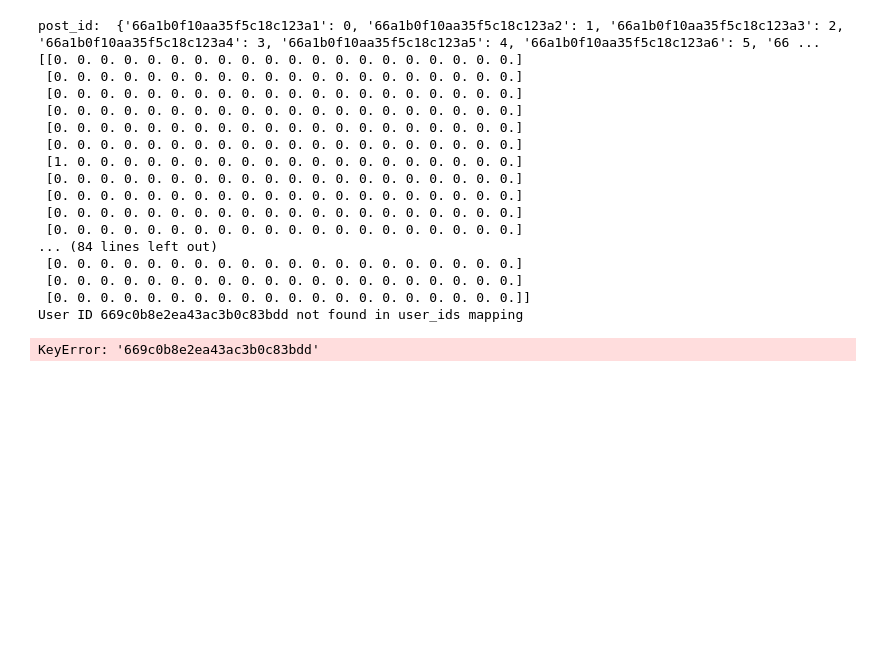
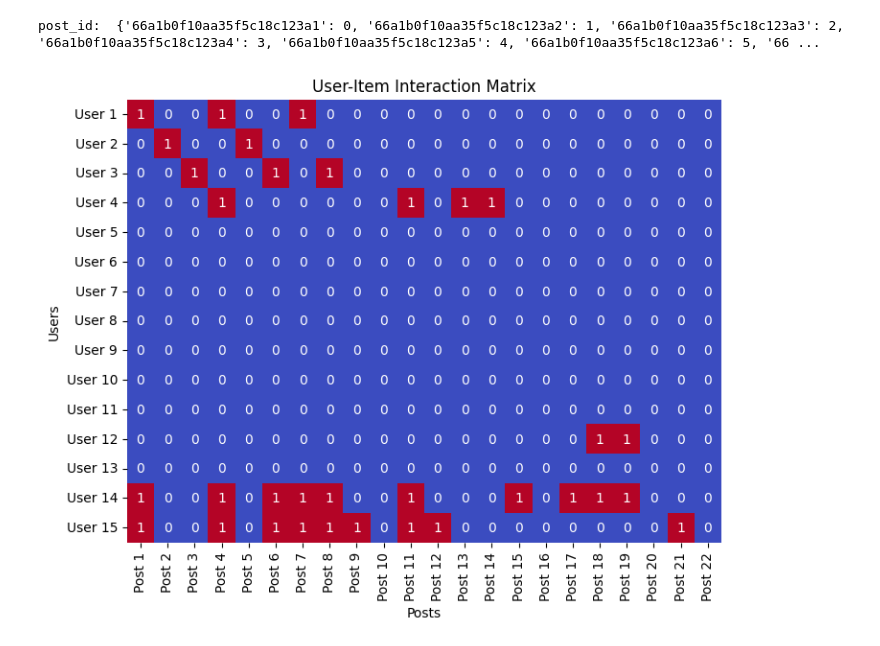
Before and after one commit to naufalrz-qi/FHnBcollaborativeFiltering, a Jupyter notebook: alg_collaborativeFilteringtest.ipynb, the cells around one changed output. Saved outputs shown, nothing was run; the diff lists cells and outputs as text; code cells hidden in the pictures; blank space fills up the shorter version.

```diff
--- a/alg_collaborativeFilteringtest.ipynb
+++ b/alg_collaborativeFilteringtest.ipynb
@@ -15,55 +16,44 @@ likes_collection = db['likes']
 # %%
 # Fetch data from MongoDB
 users = list(users_collection.find())
 posts = list(posts_collection.find())
 likes = list(likes_collection.find())
 
 
 # Create mappings for user and post IDs (using string IDs)
 user_ids = {str(user['_id']): idx for idx, user in enumerate(users)}
 post_ids = {str(post['_id']): idx for idx, post in enumerate(posts)}
 
 print('post_id: ', post_ids , 'user_ids: ', user_ids)
 
 # Create rating matrix
 num_users = len(users)
 num_posts = len(posts)
 ratings_matrix = np.zeros((num_users, num_posts))
 
 for like in likes:
     user_id_str = str(like['user_id'])
     post_id_str = str(like['post_id'])
 
-    # Debug output: Check if the ID exists in the mappings
-    if user_id_str not in user_ids:
-        print(f"User ID {user_id_str} not found in user_ids mapping")
-    if post_id_str not in post_ids:
-        print(f"Post ID {post_id_str} not found in post_ids mapping")
+    user_idx = user_ids.get(user_id_str)
+    post_idx = post_ids.get(post_id_str)
 
-    user_idx = user_ids[user_id_str]
-    post_idx = post_ids[post_id_str]
+    if user_idx is not None and post_idx is not None:
+        ratings_matrix[user_idx, post_idx] = 1
 
-    ratings_matrix[user_idx, post_idx] = 1
-    print(ratings_matrix)
+# Convert matrix to DataFrame for pivot-like operations
+ratings_df = pd.DataFrame(ratings_matrix, index=[f"User {i+1}" for i in range(num_users)], columns=[f"Post {i+1}" for i in range(num_posts)])
+
+# Visualisasi matriks interaksi
+plt.figure(figsize=(8, 6))
+sns.heatmap(ratings_df, annot=True, cmap='coolwarm', cbar=False)
+plt.title('User-Item Interaction Matrix')
+plt.xlabel('Posts')
+plt.ylabel('Users')
+plt.show()
 # %% [output]
 post_id:  {'66a1b0f10aa35f5c18c123a1': 0, '66a1b0f10aa35f5c18c123a2': 1, '66a1b0f10aa35f5c18c123a3': 2, '66a1b0f10aa35f5c18c123a4': 3, '66a1b0f10aa35f5c18c123a5': 4, '66a1b0f10aa35f5c18c123a6': 5, '66 ...
-[[0. 0. 0. 0. 0. 0. 0. 0. 0. 0. 0. 0. 0. 0. 0. 0. 0. 0. 0. 0.]
- [0. 0. 0. 0. 0. 0. 0. 0. 0. 0. 0. 0. 0. 0. 0. 0. 0. 0. 0. 0.]
- [0. 0. 0. 0. 0. 0. 0. 0. 0. 0. 0. 0. 0. 0. 0. 0. 0. 0. 0. 0.]
- [0. 0. 0. 0. 0. 0. 0. 0. 0. 0. 0. 0. 0. 0. 0. 0. 0. 0. 0. 0.]
- [0. 0. 0. 0. 0. 0. 0. 0. 0. 0. 0. 0. 0. 0. 0. 0. 0. 0. 0. 0.]
- [0. 0. 0. 0. 0. 0. 0. 0. 0. 0. 0. 0. 0. 0. 0. 0. 0. 0. 0. 0.]
- [1. 0. 0. 0. 0. 0. 0. 0. 0. 0. 0. 0. 0. 0. 0. 0. 0. 0. 0. 0.]
- [0. 0. 0. 0. 0. 0. 0. 0. 0. 0. 0. 0. 0. 0. 0. 0. 0. 0. 0. 0.]
- [0. 0. 0. 0. 0. 0. 0. 0. 0. 0. 0. 0. 0. 0. 0. 0. 0. 0. 0. 0.]
- [0. 0. 0. 0. 0. 0. 0. 0. 0. 0. 0. 0. 0. 0. 0. 0. 0. 0. 0. 0.]
- [0. 0. 0. 0. 0. 0. 0. 0. 0. 0. 0. 0. 0. 0. 0. 0. 0. 0. 0. 0.]
-... (84 lines left out)
- [0. 0. 0. 0. 0. 0. 0. 0. 0. 0. 0. 0. 0. 0. 0. 0. 0. 0. 0. 0.]
- [0. 0. 0. 0. 0. 0. 0. 0. 0. 0. 0. 0. 0. 0. 0. 0. 0. 0. 0. 0.]
- [0. 0. 0. 0. 0. 0. 0. 0. 0. 0. 0. 0. 0. 0. 0. 0. 0. 0. 0. 0.]]
-User ID 669c0b8e2ea43ac3b0c83bdd not found in user_ids mapping
-KeyError: '669c0b8e2ea43ac3b0c83bdd'
+[figure, added]
 # %%
 
 # Calculate cosine similarity between users
```
Also changed, not shown: parts of 3 cells of this notebook, 26 other files.
